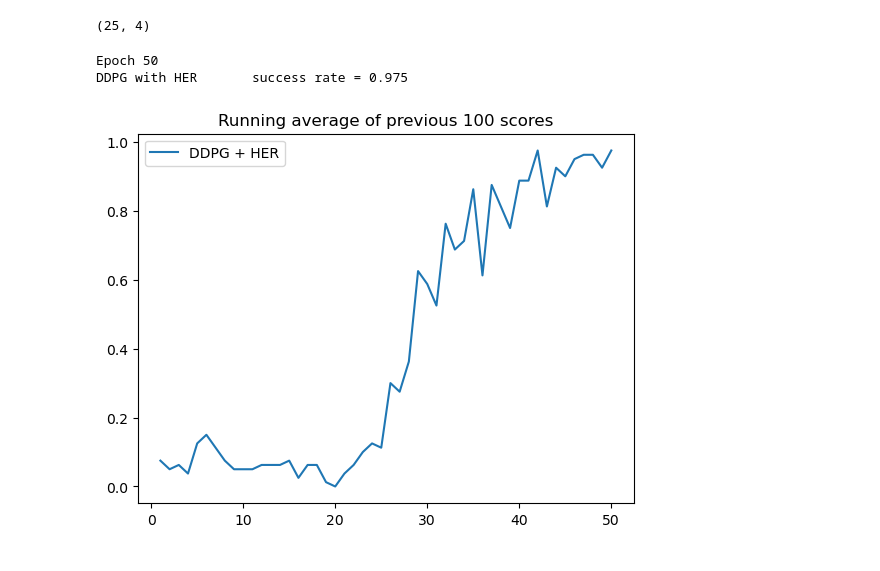
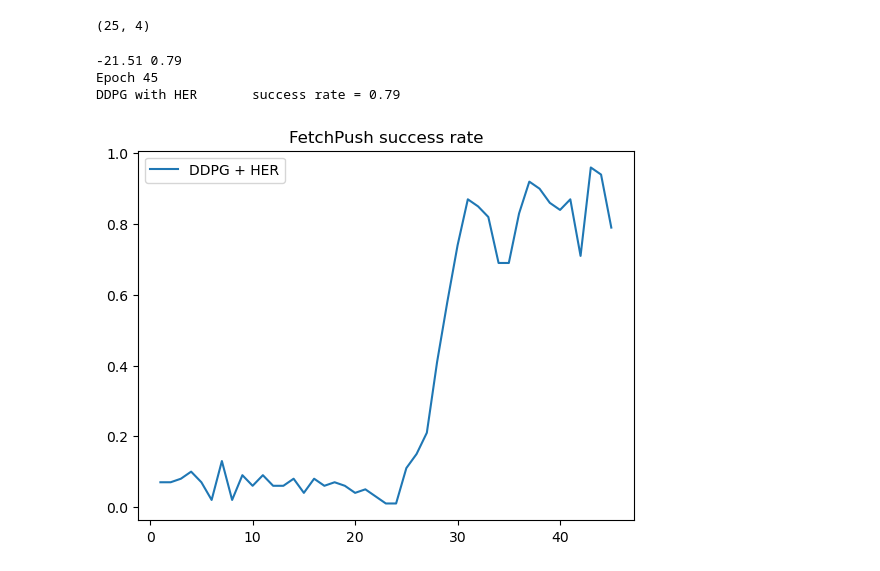
Before and after one commit to euskov17/HindsightExperienceReplay, a Jupyter notebook: FetchPushExperiments copy.ipynb, the cells around one changed output. Saved outputs shown, nothing was run; the diff lists cells and outputs as text; code cells hidden in the pictures.

Commit message:
good correction her_player

```diff
--- a/FetchPushExperiments copy.ipynb
+++ b/FetchPushExperiments copy.ipynb
@@ -40,7 +40,7 @@ desired_goal = env.reset()[0]['desired_goal']
 # env2 = gym.make(env_name, max_episode_steps=max_episode_steps)
 agent = DDPG(state_dim + goal_dim, actions_dim,
              hidden_size=256, lr=1e-3,
-              tau=0.05, gamma=gamma)
+              tau=0.05, gamma=gamma, clip_bounds=(-1.0/ (1.0 - gamma), 0.0))
 replay_buffer = ReplayBuffer(int(1e6))
 player = Player(env, agent, replay_buffer)
 # %%
@@ -80,46 +80,44 @@ for epoch in range(epochs):
     for iter in tqdm(range(epoch_iters)):
         # for _ in range(8):
         score, success = player.play_and_record(epsilon=epsilon, num_episodes=16)
-        if epoch == 0:
-            batch_size = 128
-        else:
-            batch_size = 1024
+        batch_size = 1024
         player.update_agent(batch_size=batch_size)
-        player.update_network_parameters()
+        # player.update_network_parameters()
         # score_history.append(float(success))
 
         # score, success = player2.play_and_record(epsilon=epsilon)
         # player2.update_agent()
         # score_history2.append(float(success))
 
         # score, success = her2.play_and_learn(num_episodes=16)
         # score_history2.append(float(success))
 
         # score, success = her3.play_and_learn(num_episodes=16, her=False)
         # score_history3.append(float(success))
     # if epsilon > 0:
     #     epsilon -= 0.005
 
     # score, success_rate = player.play_and_record(epsilon=epsilon, train=False)
-    success_rate = player.test_rollout(n_test_rollouts=80)
+    score, success_rate = player.play_test(n_tests=100)
     # success_rate = np.mean(score_history)
     success_history.append(success_rate)
-    plot_learning_curve(success_history, name="DDPG + HER")
-
+    plot_learning_curve(success_history, name="DDPG + HER", title="FetchPush success rate")
+    print(score, success_rate)
     # success_rate2 = np.mean(score_history2)
     # success_history2.append(success_rate2)
     # plot_learning_curve(len(success_history2), success_history2, name="Soft-Actor Critic + HER")
 
     # success_rate3 = np.mean(score_history3)
     # success_history3.append(success_rate3)
     # plot_learning_curve(len(success_history3), success_history3, name="Soft-Actor Critic without HER", running=True)
 
     print(f"Epoch {len(success_history)}")
     print(f"DDPG with HER       success rate = {success_rate}")
     # print(f"Soft-Actor Critic with HER      success rate = {success_rate2}")
     # print(f"Soft-Actor Critic without HER       success rate = {success_rate3}")
     plt.show()
 # %% [output]
-Epoch 50
-DDPG with HER       success rate = 0.975
+-21.51 0.79
+Epoch 45
+DDPG with HER       success rate = 0.79
-[figure, old version]
+[figure, new version]
```
Also changed, not shown: parts of 1 cell of this notebook, 8 other files.
